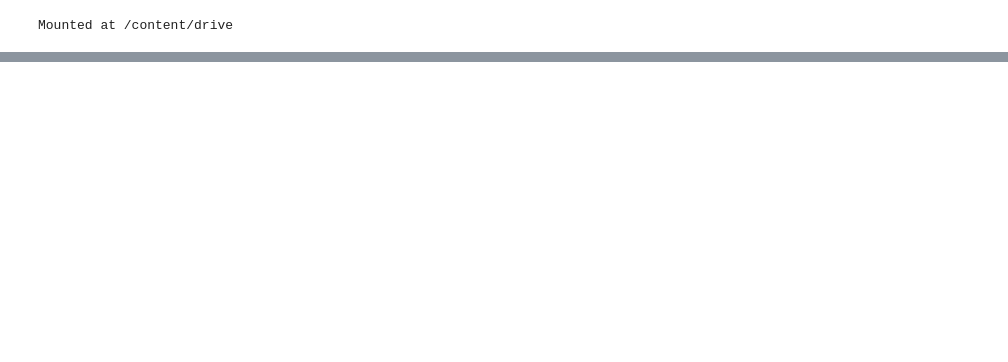
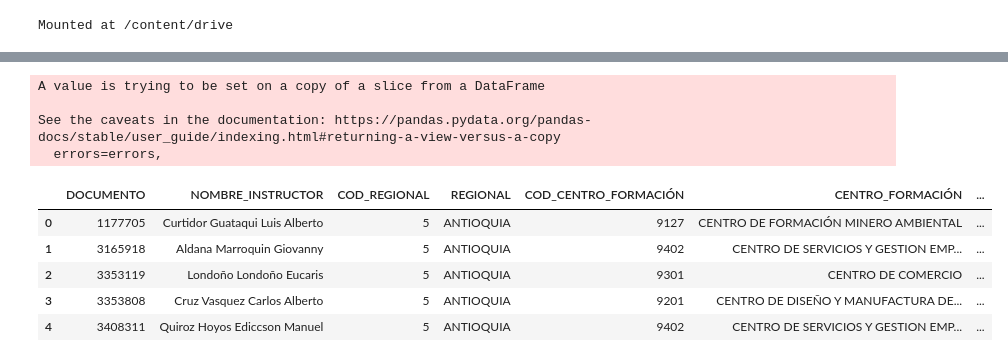
Before and after one commit to diego-borja/SENA, a Jupyter notebook: Histórico_ENI_2022.ipynb, the cells around one changed output, grey strips where cells are left out. Drawn from its saved outputs; the diff is of its cells as text; code cells hidden in the pictures; blank space fills up the shorter version.

```diff
--- a/Histórico_ENI_2022.ipynb
+++ b/Histórico_ENI_2022.ipynb
@@ -49,0 +109,18 @@ Name: N° Cédula del Participante, Length: 7133, dtype: object
+# %%
+alfabetico.rename(columns = {'NOMBRE_COMPLETO':'NOMBRE_INSTRUCTOR', 'COD REGIONAL':'COD_REGIONAL','COD_CCOS':'COD_CENTRO_FORMACIÓN',
+                             'DESPENDENCIA':'CENTRO_FORMACIÓN', 'CARGO':'GRADO_INSTRUCTOR','DESCRIPCIÓN TIPO DE CARGO':'TIPO_VINCULACIÓN',
+                             'RED':'RED_CONOCIMIENTO','AREA':'AREA_TEMÁTICA'}, inplace = True)
+# %% [output]
+A value is trying to be set on a copy of a slice from a DataFrame
+
+See the caveats in the documentation: https://pandas.pydata.org/pandas-docs/stable/user_guide/indexing.html#returning-a-view-versus-a-copy
+  errors=errors,
+# %%
+alfabetico.head()
+# %% [output]
+|  | DOCUMENTO | NOMBRE_INSTRUCTOR | COD_REGIONAL | REGIONAL | COD_CENTRO_FORMACIÓN | CENTRO_FORMACIÓN | ... |
+| 0 | 1177705 | Curtidor Guataqui Luis Alberto | 5 | ANTIOQUIA | 9127 | CENTRO DE FORMACIÓN MINERO AMBIENTAL | ... |
+| 1 | 3165918 | Aldana Marroquin Giovanny | 5 | ANTIOQUIA | 9402 | CENTRO DE SERVICIOS Y GESTION EMP... | ... |
+| 2 | 3353119 | Londoño Londoño Eucaris | 5 | ANTIOQUIA | 9301 | CENTRO DE COMERCIO | ... |
+| 3 | 3353808 | Cruz Vasquez Carlos Alberto | 5 | ANTIOQUIA | 9201 | CENTRO DE DISEÑO Y MANUFACTURA DE... | ... |
+| 4 | 3408311 | Quiroz Hoyos Ediccson Manuel | 5 | ANTIOQUIA | 9402 | CENTRO DE SERVICIOS Y GESTION EMP... | ... |
```
Also changed, not shown: parts of 44 cells of this notebook.
